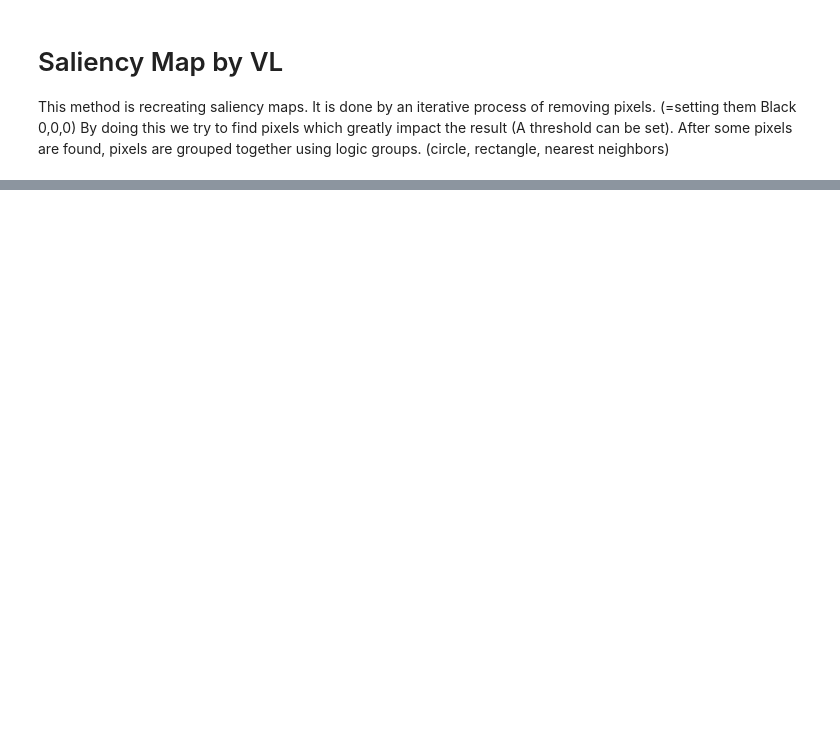
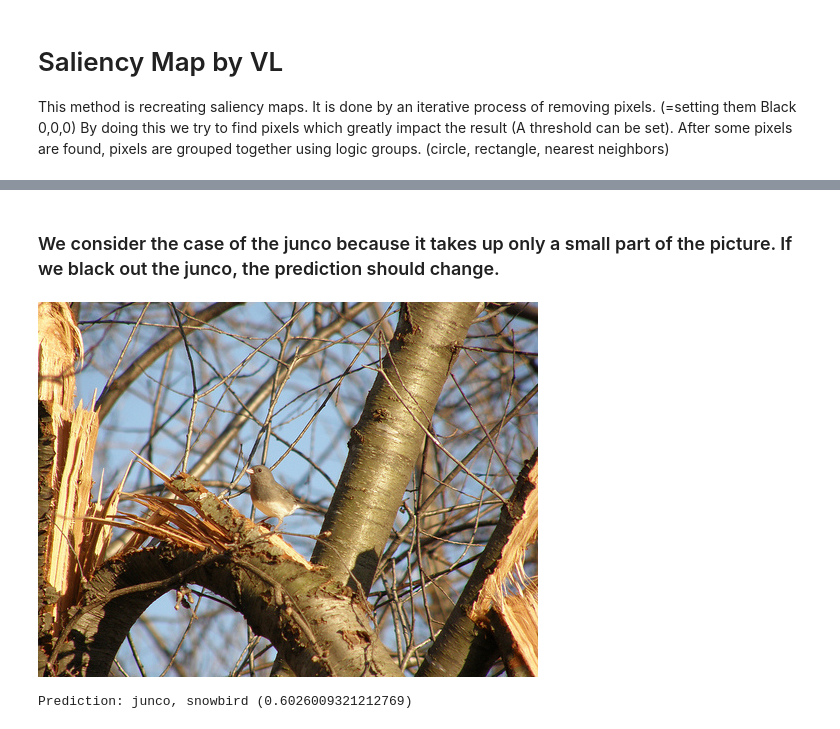
Before and after one commit to ViktorLor/RemOve_And_Retrain_Copy, a Jupyter notebook: Saliency_Map_VL.ipynb, the cells around one changed output, grey strips where cells are left out. Saved outputs shown, nothing was run; the diff lists cells and outputs as text; code cells hidden in the pictures; blank space fills up the shorter version.

Commit message:
First results with Saliency_Maps

```diff
--- a/Saliency_Map_VL.ipynb
+++ b/Saliency_Map_VL.ipynb
@@ -58 +38,32 @@ def imagepath_to_prediction(image_path):
+# %%
+def predict(image_tensor):
+    output = model(image_tensor)
+    output = torch.nn.functional.softmax(output, dim=1)
+    prediction_score, pred_label_idx = torch.topk(output, 1)
+    return prediction_score, pred_label_idx, imagenet_labels[pred_label_idx.item()]
+
+# This function exists to adapt the pixels of the image for the saliency map
+def load_image(image_path):
+    image = Image.open(image_path)
+    return image
+
+def image_to_tensor_image(image, plot=False):
+    if plot:
+        display(image)
+    image = transform(image)
+    image = image.unsqueeze(0)
+    return image
+
+def evaluate_image(image, plot=False, print_result=True):
+    image_tensor = image_to_tensor_image(image, plot)
+    prediction_score, pred_label_idx, pred_label = predict(image_tensor)
+    if print_result:
+        print(f"Prediction: {pred_label} ({prediction_score.item()})")
+    return prediction_score, pred_label_idx, pred_label
+
+def evaluate_image_from_path(image_path, plot=False):
+    image_tensor = image_to_tensor_image(load_image(image_path), plot)
+    prediction_score, pred_label_idx, pred_label = predict(image_tensor)
+
+    print(f"Prediction: {pred_label} ({prediction_score.item()})")
 # %%
@@ -1079,0 +83,8 @@ imagenet_class_index['0']
+# %% [markdown]
+### We consider the case of the junco because it takes up only a small part of the picture. If we black out the junco, the prediction should change.
+# %%
+# load image junco
+evaluate_image_from_path('datasets/imagenet-sample-images-master/n01534433_junco.JPEG', plot=True)
+# %% [output]
+[figure, added]
+Prediction: junco, snowbird (0.6026009321212769)
```
Also changed, not shown: parts of 16 cells of this notebook, 1 other file.
